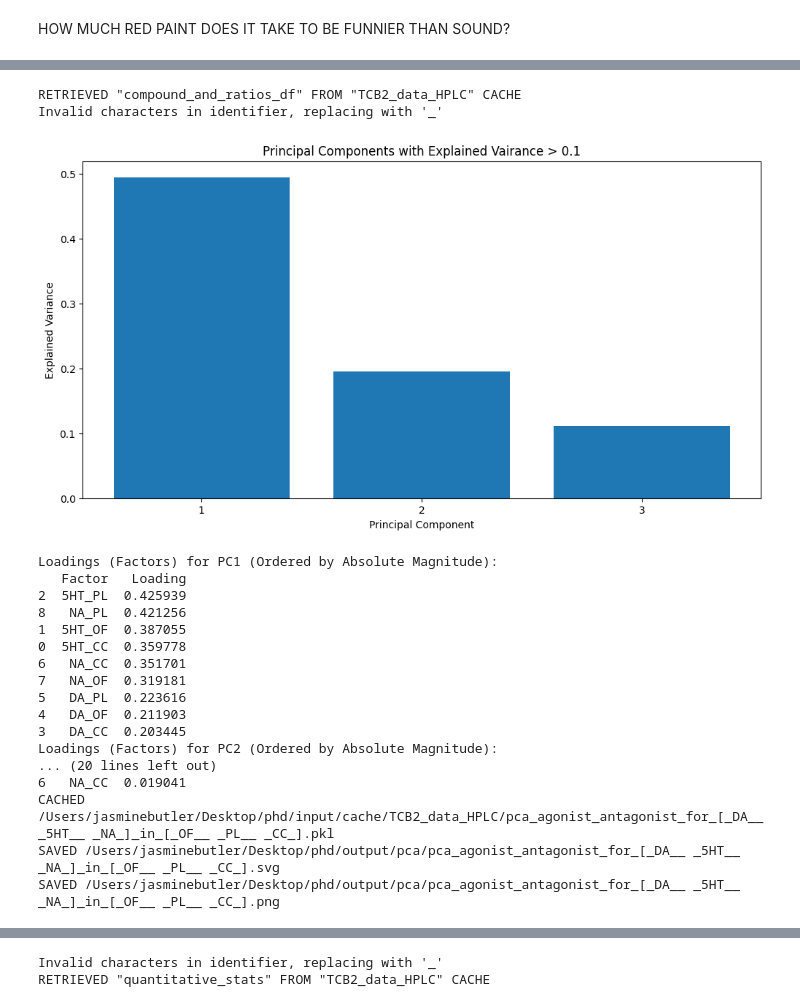
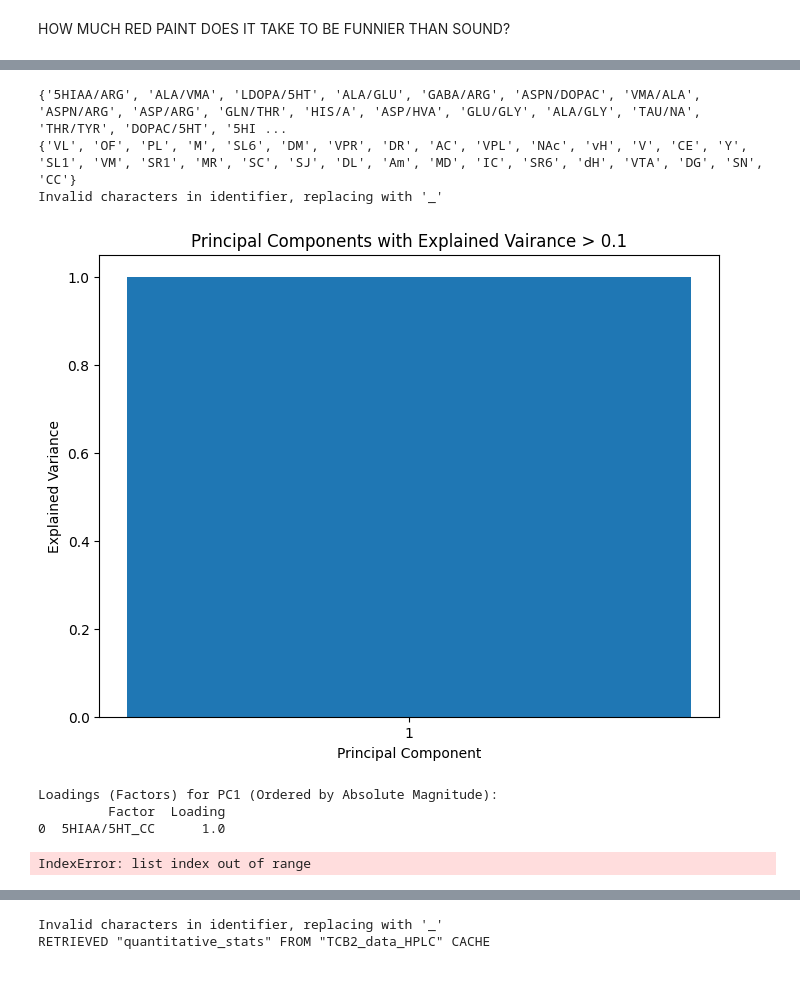
Before and after one commit to remicorne/phd, a Jupyter notebook: RUN.ipynb, the cells around one changed output, grey strips where cells are left out. Cells and saved outputs as stored; diff of their text form; code cells hidden in the pictures; blank space fills up the shorter version.

```diff
--- a/RUN.ipynb
+++ b/RUN.ipynb
@@ -108,50 +108,40 @@ COMPOUND RATIO MAPPING {'DOPAC': ['DA'], '5HIAA': ['5HT'], '3MT': ['DA'], 'HVA':
 # %%
 #CONSTRUCTION
 
-pca(filename,
-    experiment='agonist_antagonist',
-    compounds=['DA', '5HT', 'NA'],
-    regions=['OF','PL', 'CC'],
-    from_scratch=True,
-    threshold_vairance = 0.1)
+pca(filename)
+
+# pca(filename,
+#     experiment='agonist_antagonist',
+#     compounds=['DA', '5HT', 'NA'],
+#     regions=['OF','PL', 'CC'],
+#     from_scratch=True,
+#     threshold_vairance = 0.1)
 
 
 
 # justStats(filename,
 #           experiments=['dose_response'],
 #           compounds=['5HT'],
 #           regions=["OF","PL","CC", "IC","M", "SJ","SL1", "SL6", "SR6", "SR1", "AC", "V",
 #                 "Am", "dH", "vH", "NAc", "VM", "DM","VL", "DL", "MD",  "VPL",  "VPR",
 #                 "DG", "Y",  "SC","SN", "VTA", "DR","MR", "CE"],
 #         p_value_threshold=0.05)
 
 #issues
 #duplicating rows not updating them
 #saving tukey when only need higher stats
 
 # subselectDf(getQuantitativeStats(filename), {'experiment':'agonist_antagonist',
 #                                             #  'is_significant':True,
 #                                              'compound':'DA',
 #                                              'test':'two_way_anova',
 #                                              'region':["AC"]})
 # %% [output]
-RETRIEVED "compound_and_ratios_df" FROM "TCB2_data_HPLC" CACHE
+{'5HIAA/ARG', 'ALA/VMA', 'LDOPA/5HT', 'ALA/GLU', 'GABA/ARG', 'ASPN/DOPAC', 'VMA/ALA', 'ASPN/ARG', 'ASP/ARG', 'GLN/THR', 'HIS/A', 'ASP/HVA', 'GLU/GLY', 'ALA/GLY', 'TAU/NA', 'THR/TYR', 'DOPAC/5HT', '5HI ...
+{'VL', 'OF', 'PL', 'M', 'SL6', 'DM', 'VPR', 'DR', 'AC', 'VPL', 'NAc', 'vH', 'V', 'CE', 'Y', 'SL1', 'VM', 'SR1', 'MR', 'SC', 'SJ', 'DL', 'Am', 'MD', 'IC', 'SR6', 'dH', 'VTA', 'DG', 'SN', 'CC'}
 Invalid characters in identifier, replacing with '_'
-[figure, old version]
+[figure, new version]
 Loadings (Factors) for PC1 (Ordered by Absolute Magnitude):
-   Factor   Loading
-2  5HT_PL  0.425939
-8   NA_PL  0.421256
-1  5HT_OF  0.387055
-0  5HT_CC  0.359778
-6   NA_CC  0.351701
-7   NA_OF  0.319181
-5   DA_PL  0.223616
-4   DA_OF  0.211903
-3   DA_CC  0.203445
-Loadings (Factors) for PC2 (Ordered by Absolute Magnitude):
-... (20 lines left out)
-6   NA_CC  0.019041
-CACHED /Users/jasminebutler/Desktop/phd/input/cache/TCB2_data_HPLC/pca_agonist_antagonist_for_[_DA__ _5HT__ _NA_]_in_[_OF__ _PL__ _CC_].pkl
-SAVED /Users/jasminebutler/Desktop/phd/output/pca/pca_agonist_antagonist_for_[_DA__ _5HT__ _NA_]_in_[_OF__ _PL__ _CC_].svg
-SAVED /Users/jasminebutler/Desktop/phd/output/pca/pca_agonist_antagonist_for_[_DA__ _5HT__ _NA_]_in_[_OF__ _PL__ _CC_].png
+         Factor  Loading
+0  5HIAA/5HT_CC      1.0
+IndexError: list index out of range
```
Also changed, not shown: parts of 1 cell of this notebook, 1 other file.
